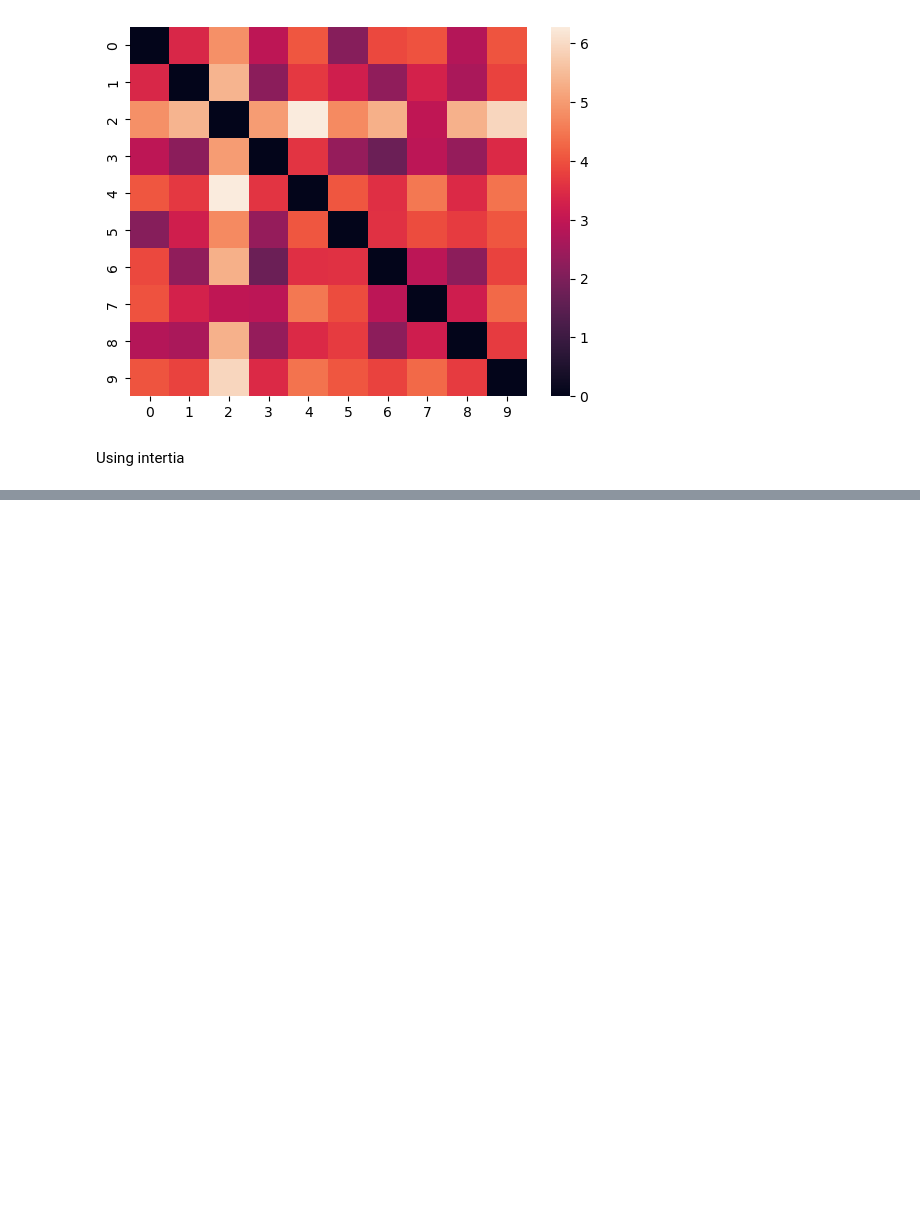
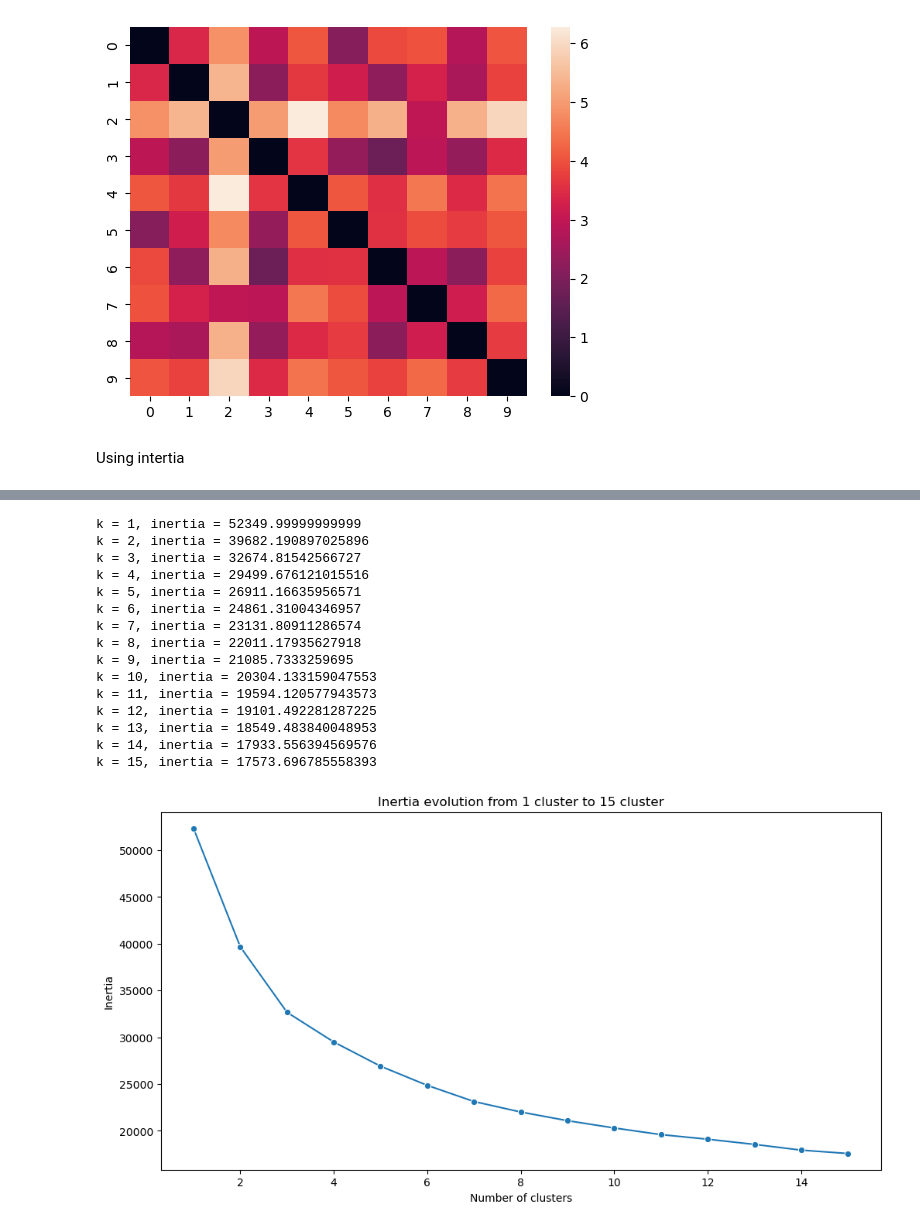
Before and after one commit to Joldon/unsupevised_ML, a Jupyter notebook: compute_distances_5000_songs.ipynb, the cells around one changed output, grey strips where cells are left out. Drawn from its saved outputs; the diff is of its cells as text; code cells hidden in the pictures; blank space fills up the shorter version.

```diff
--- a/compute_distances_5000_songs.ipynb
+++ b/compute_distances_5000_songs.ipynb
@@ -253,0 +281,10 @@ Using intertia
+# %%
+# check the value of inertia at each iteration (of each k ) of the loop. Each time the number of clusters increases, the inertia decreases
+# the inertia is the sum of the squared distances between each point and its centroid
+
+inertia = []
+for k in range(1, max_k):
+    kmeans = KMeans(n_clusters=k, random_state=42)
+    kmeans.fit(songs_standard)
+    inertia.append(kmeans.inertia_)
+    print(f"k = {k}, inertia = {inertia[-1]}")
@@ -253,0 +306,46 @@ Using intertia
+# %%
+# this plot the inertia evolution works
+inertia = []
+
+for k in range(1, max_k+1):
+    kmeans = KMeans(n_clusters=k, random_state=42)
+    kmeans.fit(songs_standard)
+    inertia.append(kmeans.inertia_)
+    print(f'k = {k}, inertia = {kmeans.inertia_}')
+
+plt.figure(figsize=(12,6))
+plt.title(f'Inertia evolution from 1 cluster to {max_k} cluster')
+sns.lineplot(x=range(1, max_k+1), y=inertia, marker='o')
+plt.xlabel('Number of clusters')
+plt.ylabel('Inertia')
+plt.show()
+
+# max_k = 15
+# inertia = []
+
+# for k in range(1, max_k+1):
+#     inertia.append(KMeans(n_clusters=k, random_state=42).fit(songs_standard).inertia_)
+
+#     fig, ax = plt.subplots(figsize=(8,6))
+#     plt.title(f'Inertia evolution from 1 cluster to {max_k} cluster')
+#     sns.lineplot(x=range(1, max_k+1), y=inertia, marker='o')
+#     plt.xlabel('Number of clusters')
+#     plt.ylabel('Inertia')
+#     plt.show()
+# %% [output]
+k = 1, inertia = 52349.99999999999
+k = 2, inertia = 39682.190897025896
+k = 3, inertia = 32674.81542566727
+k = 4, inertia = 29499.676121015516
+k = 5, inertia = 26911.16635956571
+k = 6, inertia = 24861.31004346957
+k = 7, inertia = 23131.80911286574
+k = 8, inertia = 22011.17935627918
+k = 9, inertia = 21085.7333259695
+k = 10, inertia = 20304.133159047553
+k = 11, inertia = 19594.120577943573
+k = 12, inertia = 19101.492281287225
+k = 13, inertia = 18549.483840048953
+k = 14, inertia = 17933.556394569576
+k = 15, inertia = 17573.696785558393
+[figure, added]
```
Also changed, not shown: parts of 5 cells of this notebook.
